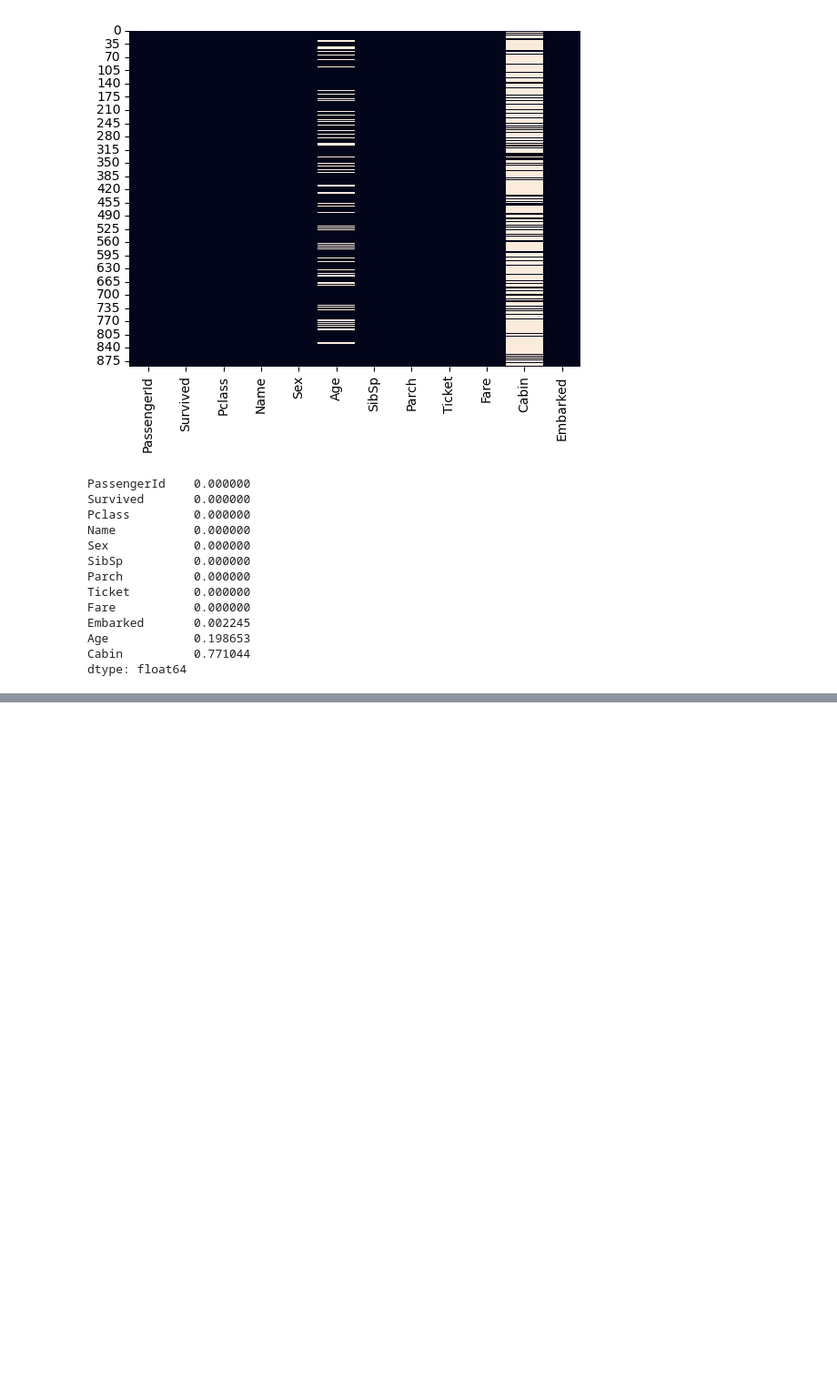
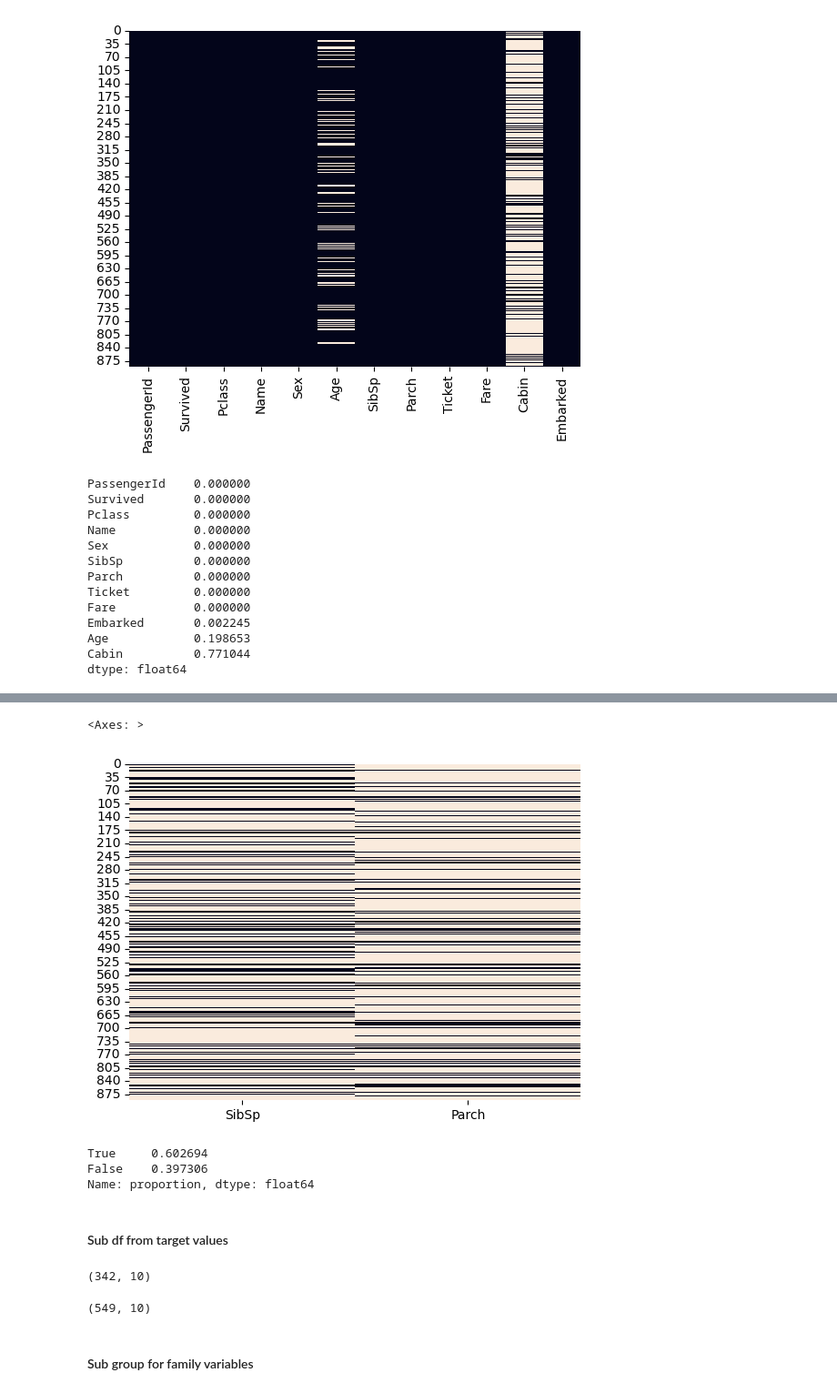
Before and after one commit to Jeremy-Duval-PhD/Kaggle_Titanic, a Jupyter notebook: Kaggle_Titanic.ipynb, the cells around one changed output, grey strips where cells are left out. Shown at 91% size. Saved outputs shown, nothing was run; the diff lists cells and outputs as text; code cells hidden in the pictures; blank space fills up the shorter version.

```diff
--- a/Kaggle_Titanic.ipynb
+++ b/Kaggle_Titanic.ipynb
@@ -84,0 +194,28 @@ dtype: float64
+# %%
+sns.heatmap(df_eda[['SibSp','Parch']] == 0, cbar=False)
+# %% [output]
+<Axes: >
+[figure, added]
+# %%
+# Ratio of alone passengers
+tmp = df_eda[['SibSp','Parch']] == 0
+tmp = tmp.SibSp & tmp.Parch
+tmp.value_counts(normalize=True)
+# %% [output]
+True     0.602694
+False    0.397306
+Name: proportion, dtype: float64
+# %% [markdown]
+#### Sub df from target values
+# %%
+df_eda_pos = df_eda[df_eda['Survived'] == 1]
+df_eda_pos.shape
+# %% [output]
+(342, 10)
+# %%
+df_eda_neg = df_eda[df_eda['Survived'] == 0]
+df_eda_neg.shape
+# %% [output]
+(549, 10)
+# %% [markdown]
+#### Sub group for family variables
```
Also changed, not shown: parts of 27 cells of this notebook.
